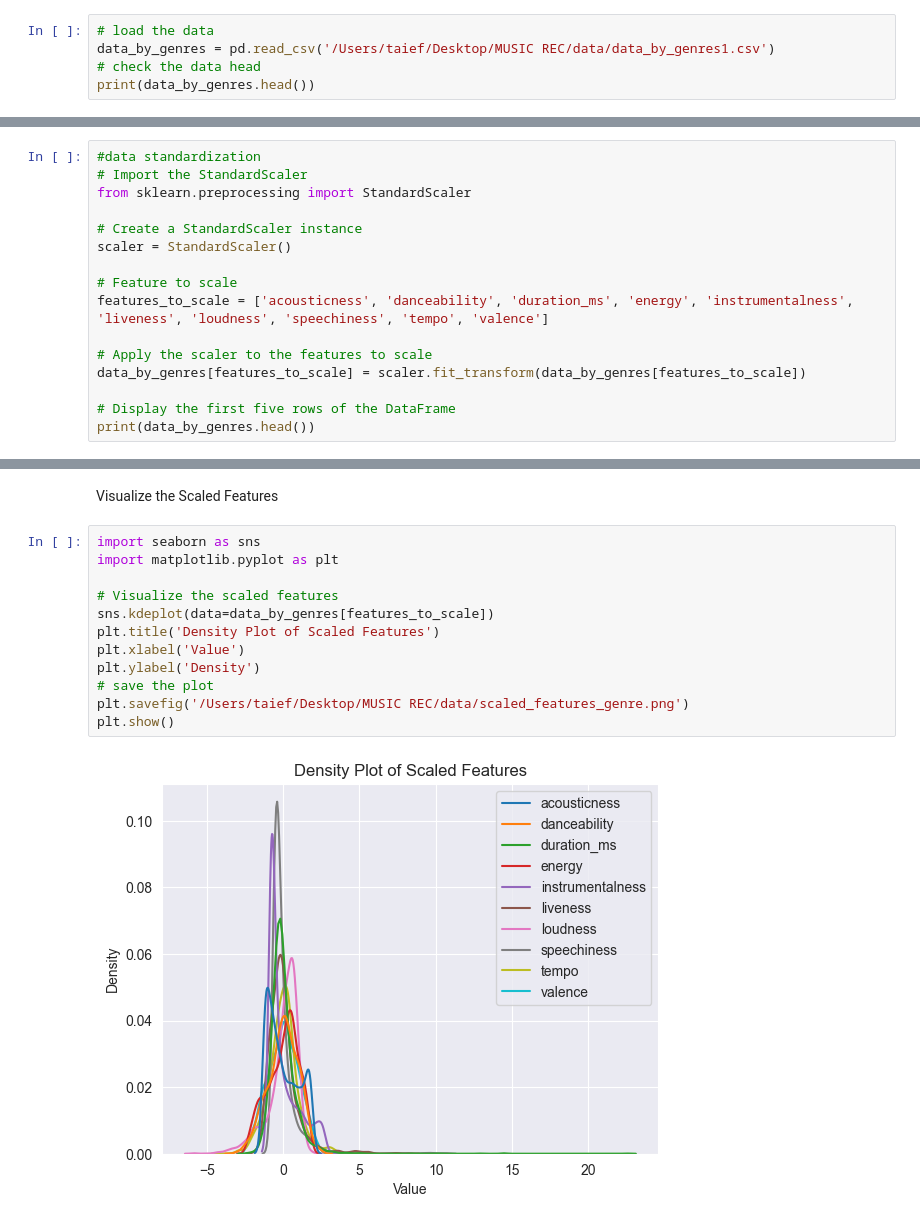
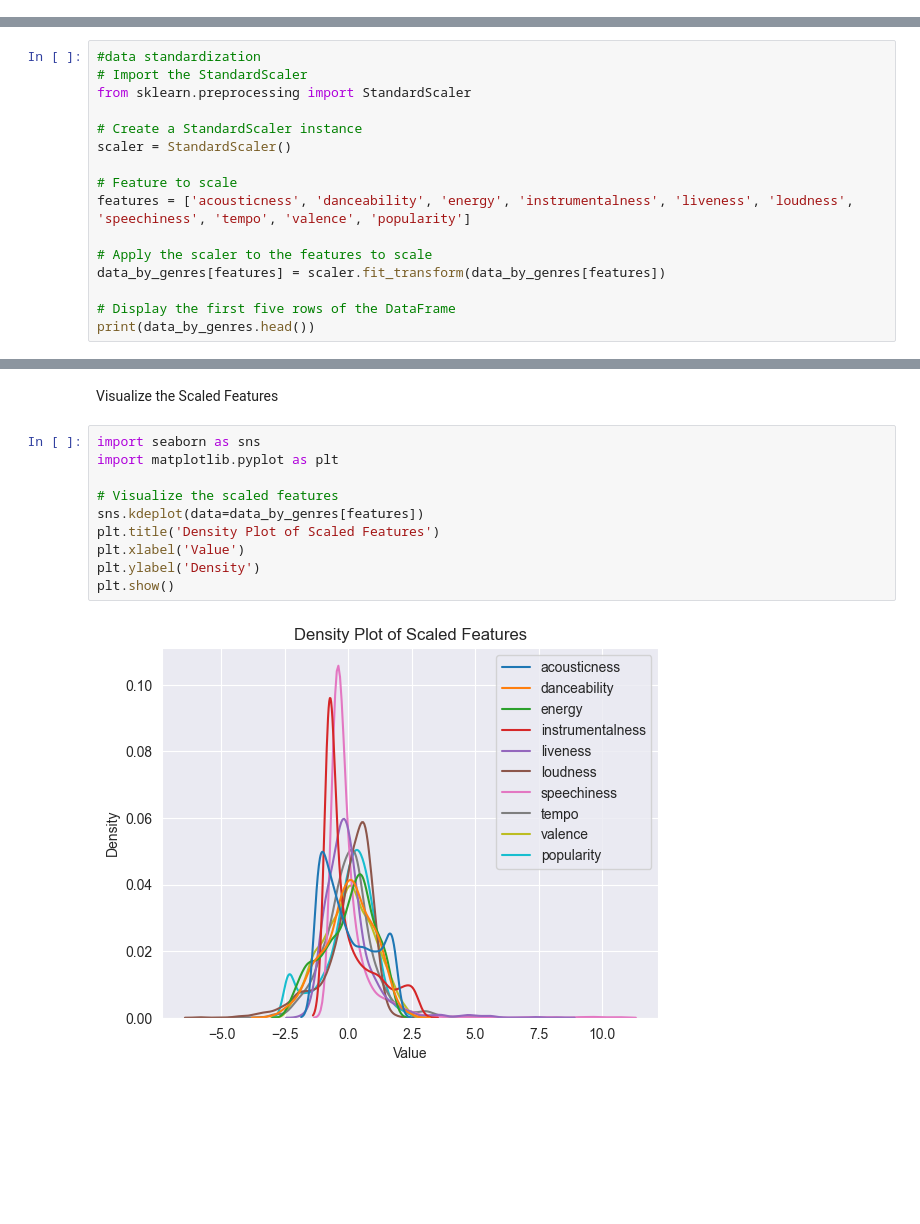
Before and after one commit to MaidenTaief/MUSIC-REC, a Jupyter notebook: Cluster/data_by_genres.ipynb, the cells around one changed output, grey strips where cells are left out. Cells and saved outputs as stored; diff of their text form; blank space fills up the shorter version.

```diff
--- a/Cluster/data_by_genres.ipynb
+++ b/Cluster/data_by_genres.ipynb
@@ -80,5 +76,0 @@ data_by_genres.to_csv('/Users/taief/Desktop/MUSIC REC/data/data_by_genres1.csv',
-# %%
-# load the data
-data_by_genres = pd.read_csv('/Users/taief/Desktop/MUSIC REC/data/data_by_genres1.csv')
-# check the data head
-print(data_by_genres.head())
@@ -114,10 +85,10 @@ from sklearn.preprocessing import StandardScaler
 scaler = StandardScaler()
 
 # Feature to scale
-features_to_scale = ['acousticness', 'danceability', 'duration_ms', 'energy', 'instrumentalness', 'liveness', 'loudness', 'speechiness', 'tempo', 'valence']
+features = ['acousticness', 'danceability', 'energy', 'instrumentalness', 'liveness', 'loudness', 'speechiness', 'tempo', 'valence', 'popularity']
 
 # Apply the scaler to the features to scale
-data_by_genres[features_to_scale] = scaler.fit_transform(data_by_genres[features_to_scale])
+data_by_genres[features] = scaler.fit_transform(data_by_genres[features])
 
 # Display the first five rows of the DataFrame
 print(data_by_genres.head())
@@ -147,14 +118,12 @@ Visualize the Scaled Features
 # %%
 import seaborn as sns
 import matplotlib.pyplot as plt
 
 # Visualize the scaled features
-sns.kdeplot(data=data_by_genres[features_to_scale])
+sns.kdeplot(data=data_by_genres[features])
 plt.title('Density Plot of Scaled Features')
 plt.xlabel('Value')
 plt.ylabel('Density')
-# save the plot
-plt.savefig('/Users/taief/Desktop/MUSIC REC/data/scaled_features_genre.png')
 plt.show()
 # %% [output]
-[figure, old version]
+[figure, new version]
```
Also changed, not shown: parts of 22 cells of this notebook, 1 other file.
